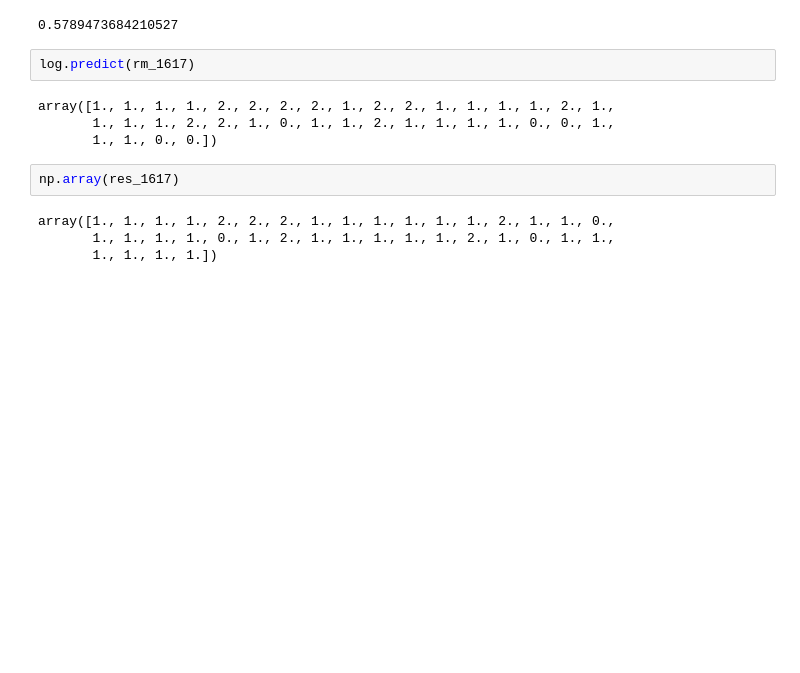
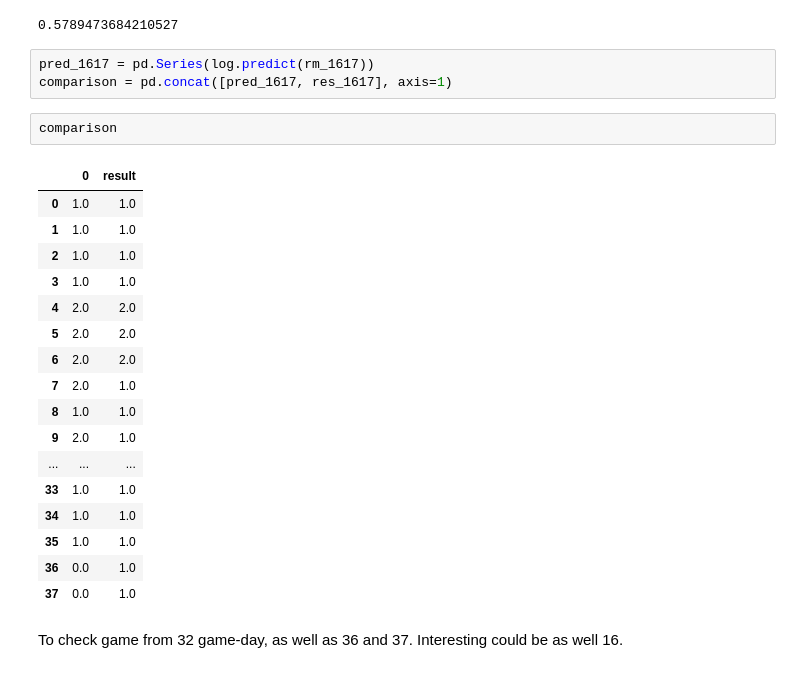
Before and after one commit to miskamvedebel/miskamvedebel, a Jupyter notebook: ML Python/football/RealMadrid.ipynb, the cells around one changed output. Drawn from its saved outputs; the diff is of its cells as text; blank space fills up the shorter version.

Commit message:
prediction of 1718 on data of 1617

```diff
--- a/ML Python/football/RealMadrid.ipynb
+++ b/ML Python/football/RealMadrid.ipynb
@@ -362,15 +362,28 @@ print(log.score(rm_1718, res_1718))
 print(sgd.score(rm_1718, res_1718))
 # %% [output]
 0.5789473684210527
-# %%
-log.predict(rm_1617)
-# %% [output]
-array([1., 1., 1., 1., 2., 2., 2., 2., 1., 2., 2., 1., 1., 1., 1., 2., 1.,
-       1., 1., 1., 2., 2., 1., 0., 1., 1., 2., 1., 1., 1., 1., 0., 0., 1.,
-       1., 1., 0., 0.])
-# %%
-np.array(res_1617)
-# %% [output]
-array([1., 1., 1., 1., 2., 2., 2., 1., 1., 1., 1., 1., 1., 2., 1., 1., 0.,
-       1., 1., 1., 1., 0., 1., 2., 1., 1., 1., 1., 1., 2., 1., 0., 1., 1.,
-       1., 1., 1., 1.])
+# %%
+pred_1617 = pd.Series(log.predict(rm_1617))
+comparison = pd.concat([pred_1617, res_1617], axis=1)
+# %%
+comparison
+# %% [output]
+|  | 0 | result |
+| 0 | 1.0 | 1.0 |
+| 1 | 1.0 | 1.0 |
+| 2 | 1.0 | 1.0 |
+| 3 | 1.0 | 1.0 |
+| 4 | 2.0 | 2.0 |
+| 5 | 2.0 | 2.0 |
+| 6 | 2.0 | 2.0 |
+| 7 | 2.0 | 1.0 |
+| 8 | 1.0 | 1.0 |
+| 9 | 2.0 | 1.0 |
+| ... | ... | ... |
+| 33 | 1.0 | 1.0 |
+| 34 | 1.0 | 1.0 |
+| 35 | 1.0 | 1.0 |
+| 36 | 0.0 | 1.0 |
+| 37 | 0.0 | 1.0 |
+# %% [markdown]
+To check game from 32 game-day, as well as 36 and 37. Interesting could be as well 16.
```
Also changed, not shown: parts of 4 cells of this notebook.
